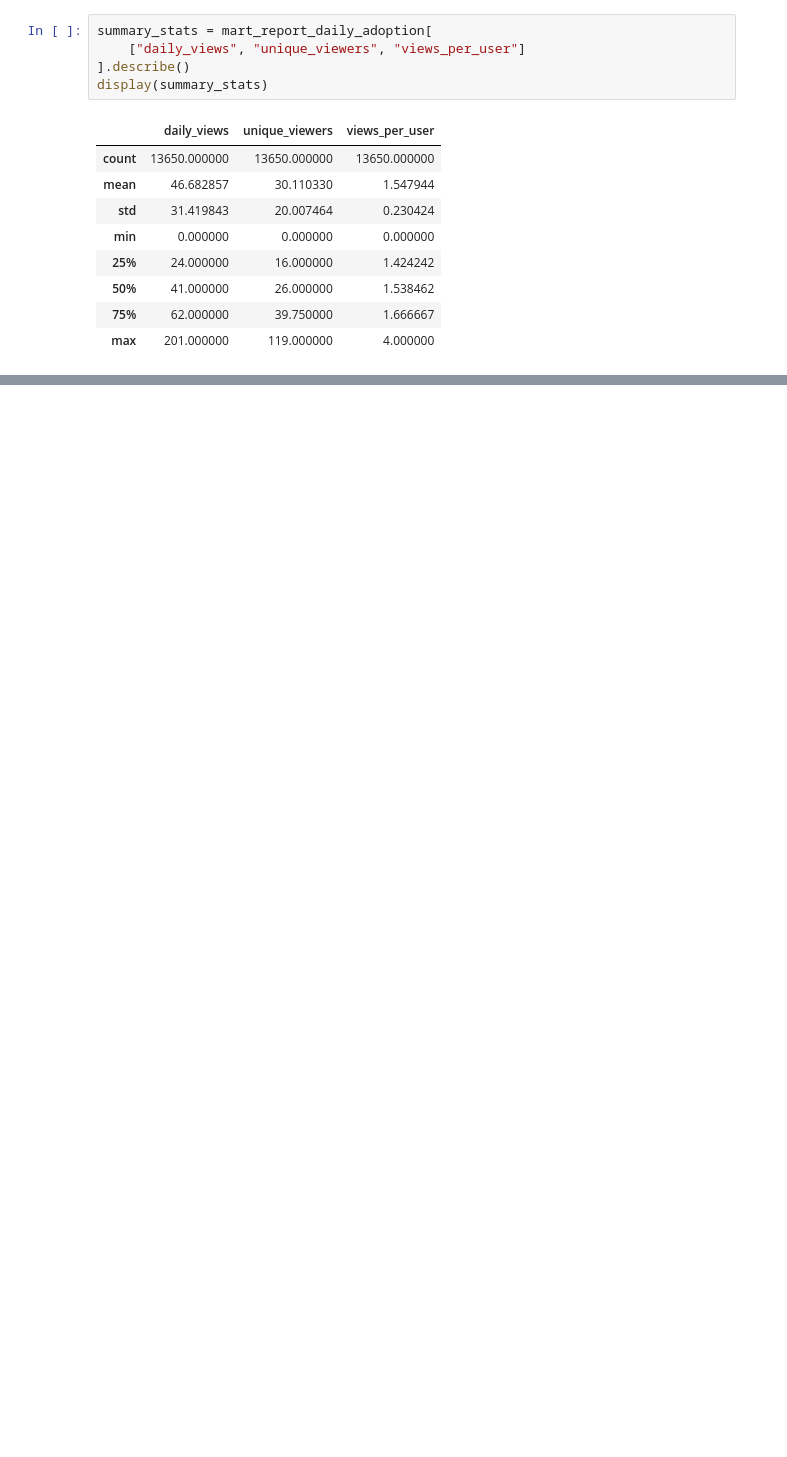
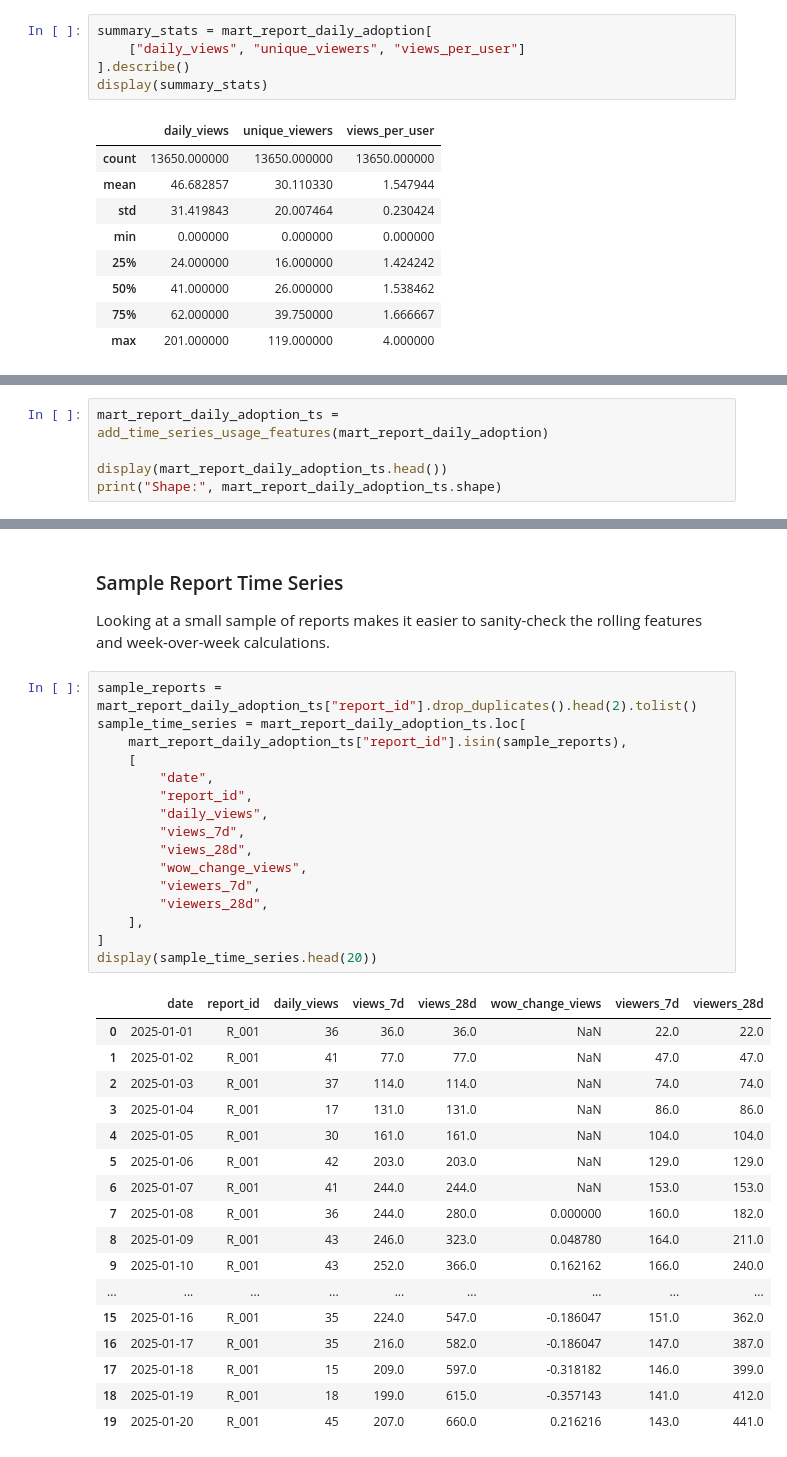
Before and after one commit to MasegoM94/report-usage-forecasting, a Jupyter notebook: notebooks/05_feature_engineering.ipynb, the cells around one changed output, grey strips where cells are left out. Cells and saved outputs as stored; diff of their text form; blank space fills up the shorter version.

Commit message:
Addition of Time Series features

```diff
--- a/notebooks/05_feature_engineering.ipynb
+++ b/notebooks/05_feature_engineering.ipynb
@@ -179,0 +201,5 @@ display(summary_stats)
+# %%
+mart_report_daily_adoption_ts = add_time_series_usage_features(mart_report_daily_adoption)
+
+display(mart_report_daily_adoption_ts.head())
+print("Shape:", mart_report_daily_adoption_ts.shape)
@@ -179,0 +214,38 @@ display(summary_stats)
+# %% [markdown]
+### Sample Report Time Series
+
+Looking at a small sample of reports makes it easier to sanity-check the rolling features and week-over-week calculations.
+# %%
+sample_reports = mart_report_daily_adoption_ts["report_id"].drop_duplicates().head(2).tolist()
+sample_time_series = mart_report_daily_adoption_ts.loc[
+    mart_report_daily_adoption_ts["report_id"].isin(sample_reports),
+    [
+        "date",
+        "report_id",
+        "daily_views",
+        "views_7d",
+        "views_28d",
+        "wow_change_views",
+        "viewers_7d",
+        "viewers_28d",
+    ],
+]
+display(sample_time_series.head(20))
+# %% [output]
+|  | date | report_id | daily_views | views_7d | views_28d | wow_change_views | viewers_7d | viewers_28d |
+| 0 | 2025-01-01 | R_001 | 36 | 36.0 | 36.0 | NaN | 22.0 | 22.0 |
+| 1 | 2025-01-02 | R_001 | 41 | 77.0 | 77.0 | NaN | 47.0 | 47.0 |
+| 2 | 2025-01-03 | R_001 | 37 | 114.0 | 114.0 | NaN | 74.0 | 74.0 |
+| 3 | 2025-01-04 | R_001 | 17 | 131.0 | 131.0 | NaN | 86.0 | 86.0 |
+| 4 | 2025-01-05 | R_001 | 30 | 161.0 | 161.0 | NaN | 104.0 | 104.0 |
+| 5 | 2025-01-06 | R_001 | 42 | 203.0 | 203.0 | NaN | 129.0 | 129.0 |
+| 6 | 2025-01-07 | R_001 | 41 | 244.0 | 244.0 | NaN | 153.0 | 153.0 |
+| 7 | 2025-01-08 | R_001 | 36 | 244.0 | 280.0 | 0.000000 | 160.0 | 182.0 |
+| 8 | 2025-01-09 | R_001 | 43 | 246.0 | 323.0 | 0.048780 | 164.0 | 211.0 |
+| 9 | 2025-01-10 | R_001 | 43 | 252.0 | 366.0 | 0.162162 | 166.0 | 240.0 |
+| ... | ... | ... | ... | ... | ... | ... | ... | ... |
+| 15 | 2025-01-16 | R_001 | 35 | 224.0 | 547.0 | -0.186047 | 151.0 | 362.0 |
+| 16 | 2025-01-17 | R_001 | 35 | 216.0 | 582.0 | -0.186047 | 147.0 | 387.0 |
+| 17 | 2025-01-18 | R_001 | 15 | 209.0 | 597.0 | -0.318182 | 146.0 | 399.0 |
+| 18 | 2025-01-19 | R_001 | 18 | 199.0 | 615.0 | -0.357143 | 141.0 | 412.0 |
+| 19 | 2025-01-20 | R_001 | 45 | 207.0 | 660.0 | 0.216216 | 143.0 | 441.0 |
```
Also changed, not shown: parts of 10 cells of this notebook, 2 other files.
